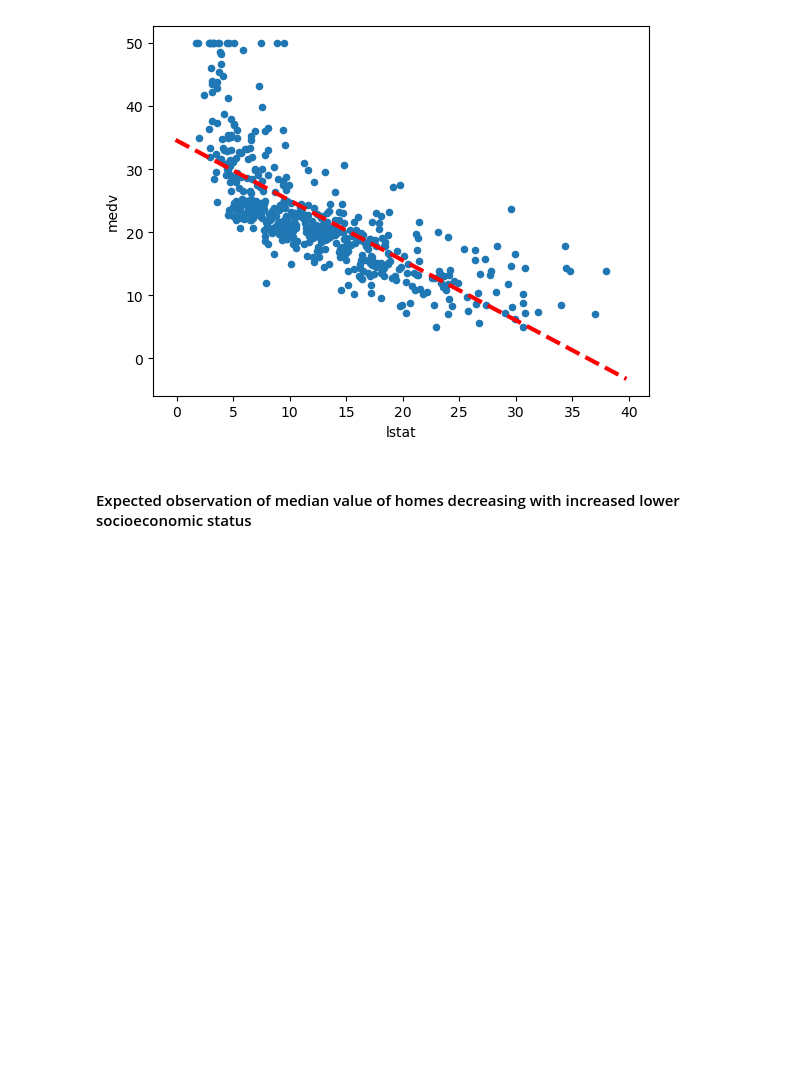
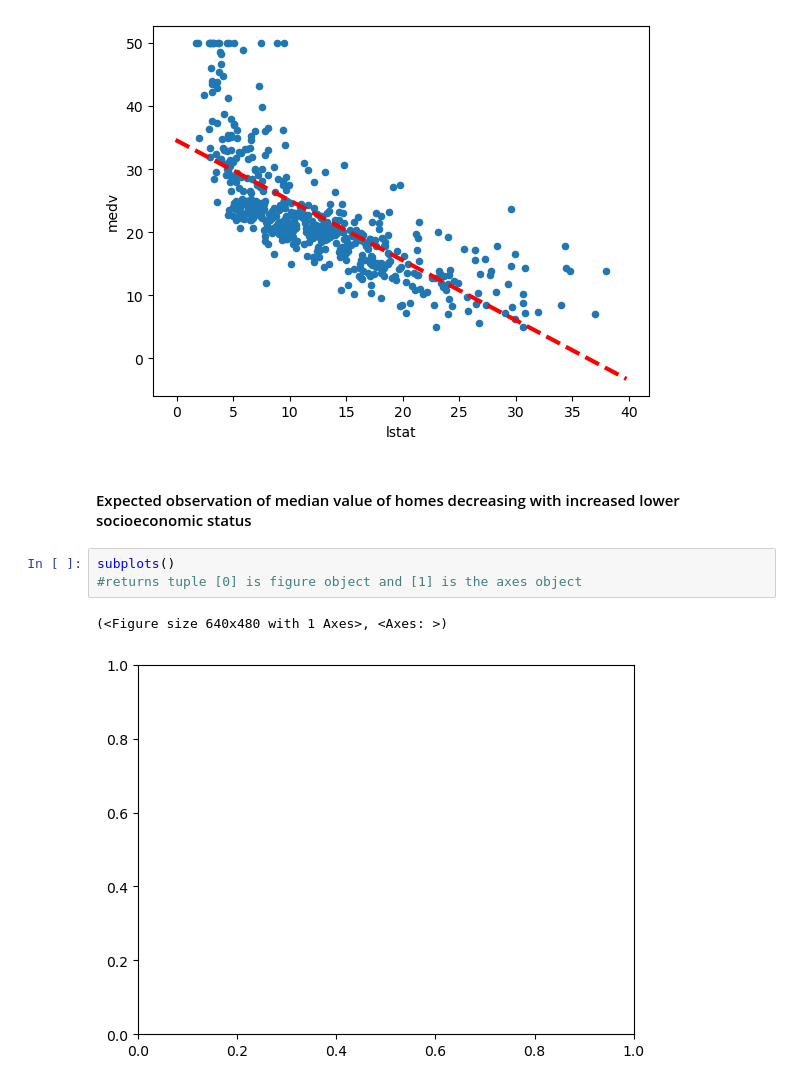
Before and after one commit to heuristic-machina/python_inferential_statistics, a Jupyter notebook: ch_3_linear_regression/lab_3.6.ipynb, the cells around one changed output. Cells and saved outputs as stored; diff of their text form; blank space fills up the shorter version.

```diff
--- a/ch_3_linear_regression/lab_3.6.ipynb
+++ b/ch_3_linear_regression/lab_3.6.ipynb
@@ -202,3 +202,9 @@ abline(ax,
 [figure]
 # %% [markdown]
 #### Expected observation of median value of homes decreasing with increased lower socioeconomic status
+# %%
+subplots()
+#returns tuple [0] is figure object and [1] is the axes object
+# %% [output]
+(<Figure size 640x480 with 1 Axes>, <Axes: >)
+[figure, added]
```
Also changed, not shown: parts of 8 cells of this notebook, 1 other file.
